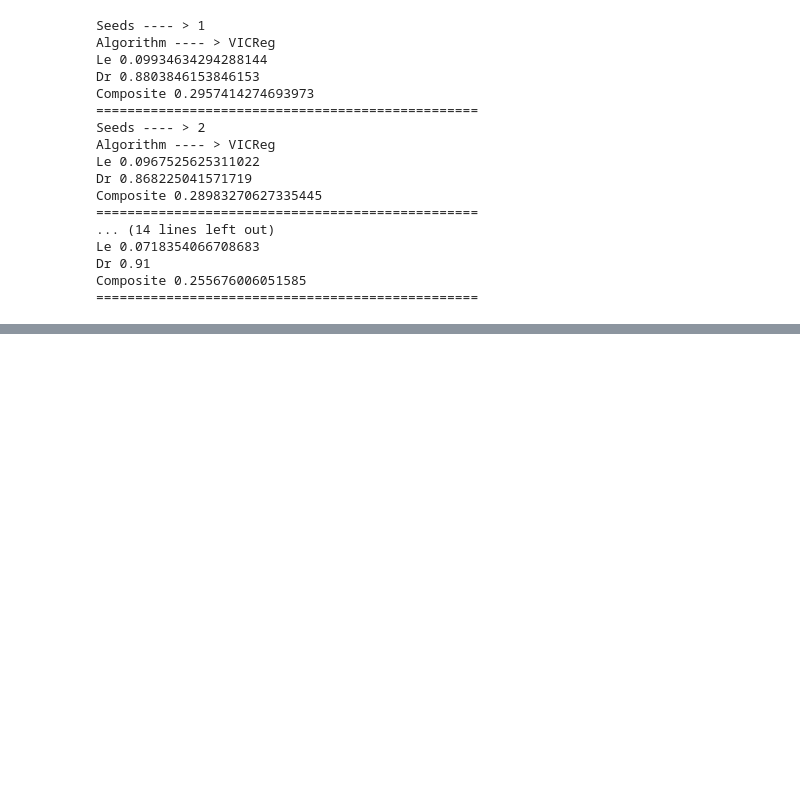
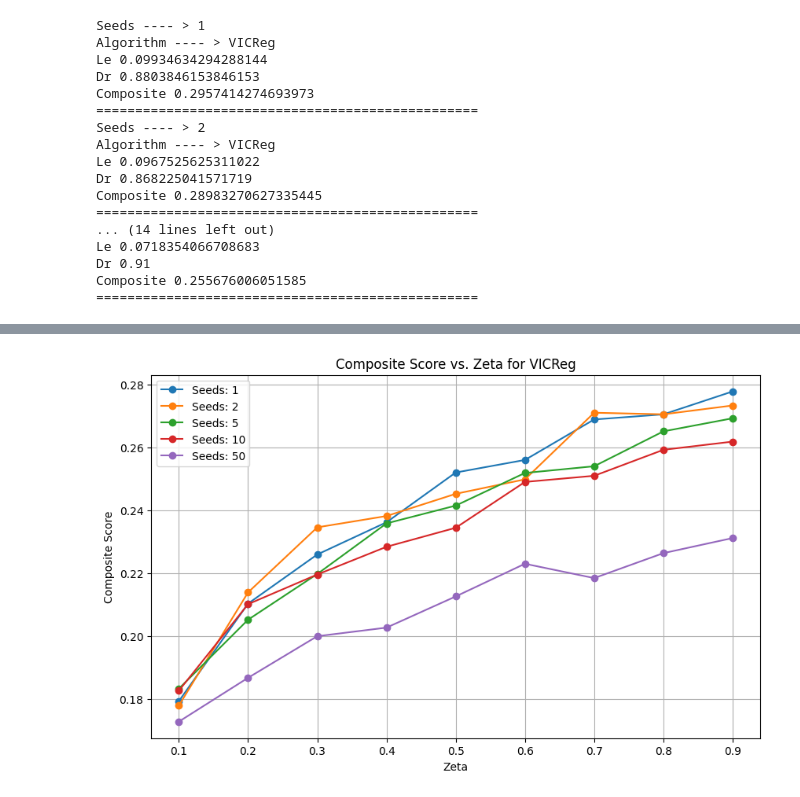
Before and after one commit to dc250601/ELSA, a Jupyter notebook: ANALYSIS/Analysis.ipynb, the cells around one changed output, grey strips where cells are left out. Cells and saved outputs as stored; diff of their text form; code cells hidden in the pictures; blank space fills up the shorter version.

```diff
--- a/ANALYSIS/Analysis.ipynb
+++ b/ANALYSIS/Analysis.ipynb
@@ -236,0 +258,15 @@ Composite 0.255676006051585
+# %%
+df = df.dropna()
+# %%
+
+zeta = list(set(list(df["zeta"])))
+zeta.sort()
+# %%
+def print_scores(seeds, zeta, le, dr):
+    composite_score = (le * dr) ** 0.5
+    print(f"Seeds ---- > {seeds}")
+    print(f"Zeta ---- > {zeta}")
+    print("Le", le)
+    print("Dr", dr)
+    print("Composite", composite_score)
+    print("=================================================")
@@ -236,0 +318,33 @@ Composite 0.255676006051585
+# %%
+# Initialize lists to store zeta values and corresponding composite scores
+zeta_values = []
+composite_scores_by_seeds = {1: [], 2: [], 5: [], 10: [], 50: []}
+
+# Loop through each zeta value
+for z in zeta:
+    zeta_values.append(z)
+
+    vicreg = df[(df.algo == "vicreg") & (df.zeta == z)]
+
+    # Calculate composite scores for different seeds
+    for seeds in [1, 2, 5, 10, 50]:
+        vicreg_seeds = vicreg[vicreg.no_seeds == seeds]
+        le = np.median(vicreg_seeds["Final Labelling Efficiency"])
+        dr = np.median(vicreg_seeds["Final Percentage Discovery"])
+        composite_score = (le * dr) ** 0.5
+        composite_scores_by_seeds[seeds].append(composite_score)
+
+# Plot the results
+plt.figure(figsize=(10, 6))
+for seeds, scores in composite_scores_by_seeds.items():
+    plt.plot(zeta_values, scores, label=f'Seeds: {seeds}', marker='o')
+
+# Customize the plot
+plt.title('Composite Score vs. Zeta for VICReg')
+plt.xlabel('Zeta')
+plt.ylabel('Composite Score')
+plt.legend()
+plt.grid(True)
+plt.show()
+# %% [output]
+[figure, added]
```
Also changed, not shown: parts of 8 cells of this notebook.
